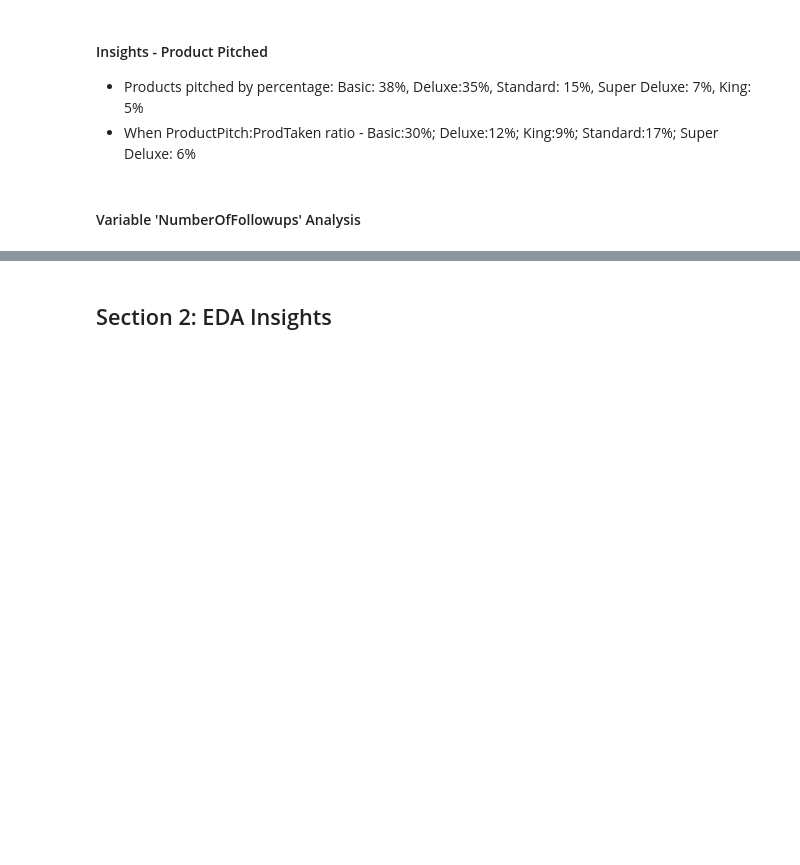
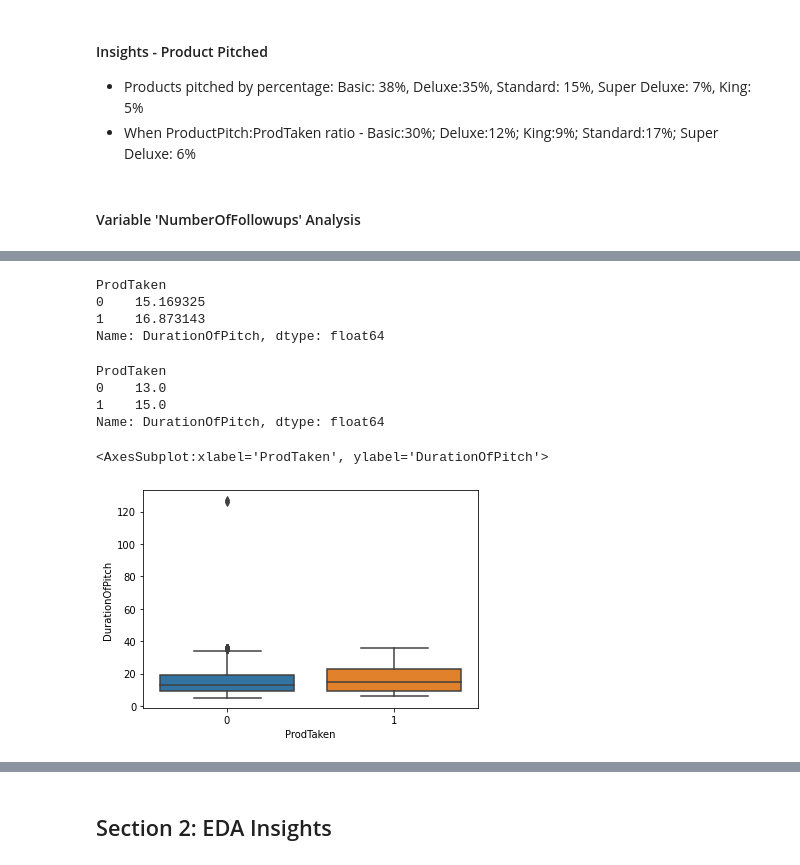
Before and after one commit to kwajpaige/UTAGL_EnsembleTechniques, a Jupyter notebook: PaigeSingleton_EnsembleTechnique_TravelPackage082022.ipynb, the cells around one changed output, grey strips where cells are left out. Saved outputs shown, nothing was run; the diff lists cells and outputs as text; code cells hidden in the pictures; blank space fills up the shorter version.

```diff
--- a/PaigeSingleton_EnsembleTechnique_TravelPackage082022.ipynb
+++ b/PaigeSingleton_EnsembleTechnique_TravelPackage082022.ipynb
@@ -76,6 +76,8 @@ data.head()
 | 2 | 200002 | 1 | 37.0 | Self Enquiry | 1 | 8.0 | Free Lancer | Male | ... |
 | 3 | 200003 | 0 | 33.0 | Company Invited | 1 | 9.0 | Salaried | Female | ... |
 | 4 | 200004 | 0 | NaN | Self Enquiry | 1 | 8.0 | Small Business | Male | ... |
+# %%
+data_copy=data.copy()
 # %%
 # Display 10 random rows
 np.random.seed(1)
@@ -2155,0 +2370,21 @@ Name: ProdTaken, dtype: float64
+# %%
+data.groupby(['ProdTaken'])['DurationOfPitch'].mean()
+# %% [output]
+ProdTaken
+0    15.169325
+1    16.873143
+Name: DurationOfPitch, dtype: float64
+# %%
+data.groupby(['ProdTaken'])['DurationOfPitch'].median()
+# %% [output]
+ProdTaken
+0    13.0
+1    15.0
+Name: DurationOfPitch, dtype: float64
+# %%
+data_copy.ProdTaken=data_copy.ProdTaken.astype('category')
+# %%
+sns.boxplot(data=data_copy, x='ProdTaken', y='DurationOfPitch')
+# %% [output]
+<AxesSubplot:xlabel='ProdTaken', ylabel='DurationOfPitch'>
+[figure, added]
```
Also changed, not shown: parts of 29 cells of this notebook.
